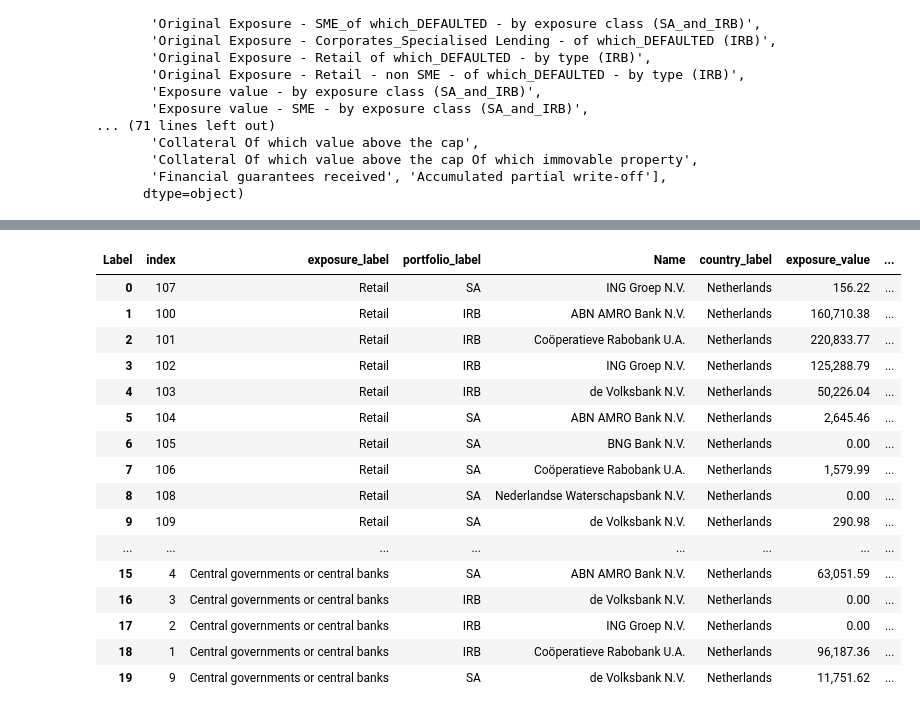
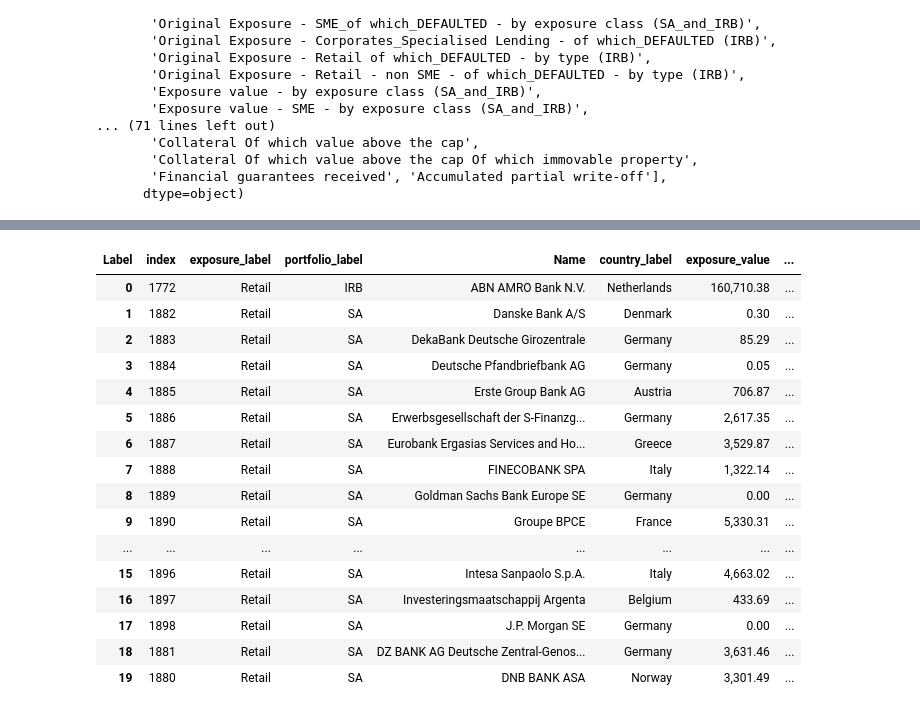
Before and after one commit to at621/eba_transparency, a Jupyter notebook: transparency_eba.ipynb, the cells around one changed output, grey strips where cells are left out. Cells and saved outputs as stored; diff of their text form; code cells hidden in the pictures.

```diff
--- a/transparency_eba.ipynb
+++ b/transparency_eba.ipynb
@@ -104,54 +106,52 @@ kala.sort_values(by=kala.columns[-1], ascending=False)
 # %%
-idx_1 = result['Desc_country'] == 'Netherlands'
-idx_2 = result['country_label'] == 'Netherlands'
-idx_3 = result['Label'].isin(['Exposure value - by exposure class (SA_and_IRB)',
+# Calculate RWA values
+idx_1 = result['Desc_country'] == result['country_label']
+idx_2 = result['Label'].isin(['Exposure value - by exposure class (SA_and_IRB)',
                               'Risk exposure amount - by exposure class (SA_and_IRB)',
                               'Risk Exposure amount - of which_DEFAULTED  - by exposure class (IRB)'])
-idx_4 = result['Period'] == 202306
-idx_5 = result['status_label'] == 'Non defaulted assets'
-idx_6 = result['perf_status_label'] == 'Performing'
+idx_3 = result['Period'] == 202306
 
-kala2 = pd.pivot_table(result[idx_1 & idx_2 & idx_3 & idx_4],
+pivot_df2 = pd.pivot_table(result[idx_1 & idx_2 & idx_3],
                       values='Amount',
                       index=['exposure_label', 'portfolio_label', 'Name', 'country_label'],
                       columns=['Label'],
                       aggfunc="sum",
                       margins=False,
                       fill_value=0).reset_index()
 
 
 # Create a rank based on the summed 'Exposure value', sorted by size
-grouped = kala2.groupby('exposure_label')['Exposure value - by exposure class (SA_and_IRB)'].sum()
+grouped = pivot_df2.groupby('exposure_label')['Exposure value - by exposure class (SA_and_IRB)'].sum()
 rank = grouped.sort_values(ascending=False).rank(method='dense', ascending=False).astype(int)
 
 # Map the ranks back to the original DataFrame
-kala2['exposure_type_size'] = kala2['exposure_label'].map(rank)
+pivot_df2['exposure_type_size'] = pivot_df2['exposure_label'].map(rank)
 
-kala2 = kala2.rename(columns={
+pivot_df2 = pivot_df2.rename(columns={
     'Exposure value - by exposure class (SA_and_IRB)': 'exposure_value',
     'Risk exposure amount - by exposure class (SA_and_IRB)': 'risk_exposure',
     'Risk Exposure amount - of which_DEFAULTED  - by exposure class (IRB)': 'defaulted_risk_exposure',
 })
 
-kala2['risk_weight'] = kala2['risk_exposure'] / kala2['exposure_value']
+pivot_df2['risk_weight'] = (pivot_df2['risk_exposure'] / pivot_df2['exposure_value']) * 100
 
 
-kala2.sort_values(by='exposure_type_size', ascending=True).reset_index().head(20)
+pivot_df2.sort_values(by='exposure_type_size', ascending=True).reset_index().head(20)
 # %% [output]
 | Label | index | exposure_label | portfolio_label | Name | country_label | exposure_value | ... |
-| 0 | 107 | Retail | SA | ING Groep N.V. | Netherlands | 156.22 | ... |
-| 1 | 100 | Retail | IRB | ABN AMRO Bank N.V. | Netherlands | 160,710.38 | ... |
-| 2 | 101 | Retail | IRB | Coöperatieve Rabobank U.A. | Netherlands | 220,833.77 | ... |
-| 3 | 102 | Retail | IRB | ING Groep N.V. | Netherlands | 125,288.79 | ... |
-| 4 | 103 | Retail | IRB | de Volksbank N.V. | Netherlands | 50,226.04 | ... |
-| 5 | 104 | Retail | SA | ABN AMRO Bank N.V. | Netherlands | 2,645.46 | ... |
-| 6 | 105 | Retail | SA | BNG Bank N.V. | Netherlands | 0.00 | ... |
-| 7 | 106 | Retail | SA | Coöperatieve Rabobank U.A. | Netherlands | 1,579.99 | ... |
-| 8 | 108 | Retail | SA | Nederlandse Waterschapsbank N.V. | Netherlands | 0.00 | ... |
-| 9 | 109 | Retail | SA | de Volksbank N.V. | Netherlands | 290.98 | ... |
+| 0 | 1772 | Retail | IRB | ABN AMRO Bank N.V. | Netherlands | 160,710.38 | ... |
+| 1 | 1882 | Retail | SA | Danske Bank A/S | Denmark | 0.30 | ... |
+| 2 | 1883 | Retail | SA | DekaBank Deutsche Girozentrale | Germany | 85.29 | ... |
+| 3 | 1884 | Retail | SA | Deutsche Pfandbriefbank AG | Germany | 0.05 | ... |
+| 4 | 1885 | Retail | SA | Erste Group Bank AG | Austria | 706.87 | ... |
+| 5 | 1886 | Retail | SA | Erwerbsgesellschaft der S-Finanzg... | Germany | 2,617.35 | ... |
+| 6 | 1887 | Retail | SA | Eurobank Ergasias Services and Ho... | Greece | 3,529.87 | ... |
+| 7 | 1888 | Retail | SA | FINECOBANK SPA | Italy | 1,322.14 | ... |
+| 8 | 1889 | Retail | SA | Goldman Sachs Bank Europe SE | Germany | 0.00 | ... |
+| 9 | 1890 | Retail | SA | Groupe BPCE | France | 5,330.31 | ... |
 | ... | ... | ... | ... | ... | ... | ... | ... |
-| 15 | 4 | Central governments or central banks | SA | ABN AMRO Bank N.V. | Netherlands | 63,051.59 | ... |
-| 16 | 3 | Central governments or central banks | IRB | de Volksbank N.V. | Netherlands | 0.00 | ... |
-| 17 | 2 | Central governments or central banks | IRB | ING Groep N.V. | Netherlands | 0.00 | ... |
-| 18 | 1 | Central governments or central banks | IRB | Coöperatieve Rabobank U.A. | Netherlands | 96,187.36 | ... |
-| 19 | 9 | Central governments or central banks | SA | de Volksbank N.V. | Netherlands | 11,751.62 | ... |
+| 15 | 1896 | Retail | SA | Intesa Sanpaolo S.p.A. | Italy | 4,663.02 | ... |
+| 16 | 1897 | Retail | SA | Investeringsmaatschappij Argenta | Belgium | 433.69 | ... |
+| 17 | 1898 | Retail | SA | J.P. Morgan SE | Germany | 0.00 | ... |
+| 18 | 1881 | Retail | SA | DZ BANK AG Deutsche Zentral-Genos... | Germany | 3,631.46 | ... |
+| 19 | 1880 | Retail | SA | DNB BANK ASA | Norway | 3,301.49 | ... |
```
Also changed, not shown: parts of 14 cells of this notebook, 1 other file.
